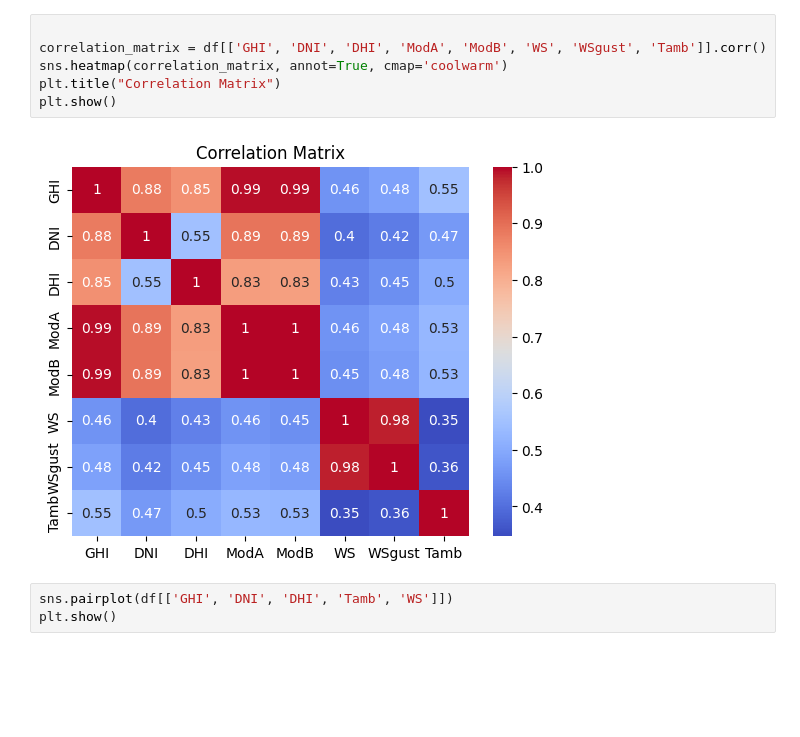
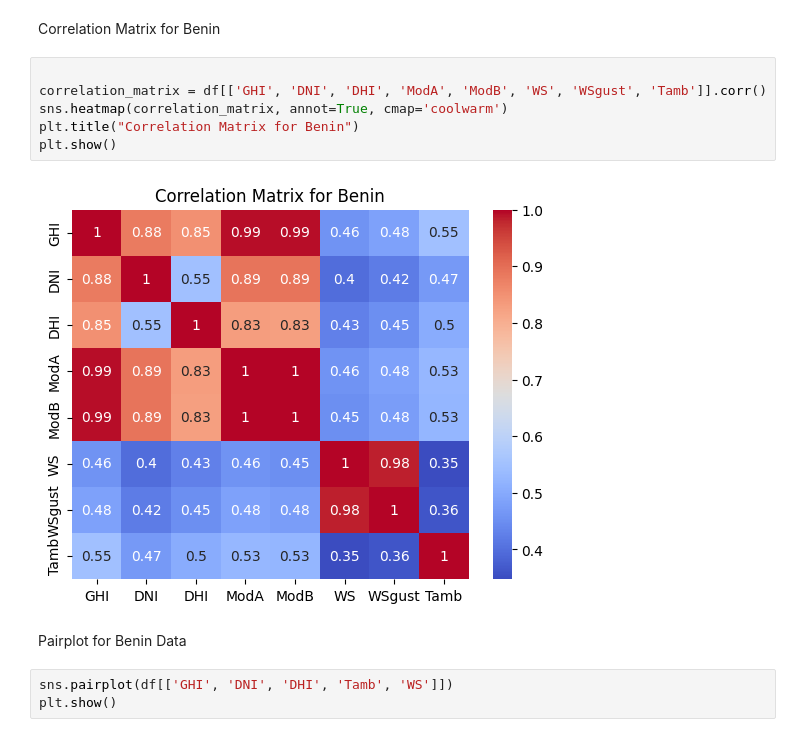
Before and after one commit to henoktesfaye700/10-Academy-week-0-, a Jupyter notebook: notebooks/EDA.ipynb, the cells around one changed output. Saved outputs shown, nothing was run; the diff lists cells and outputs as text; blank space fills up the shorter version.

```diff
--- a/notebooks/EDA.ipynb
+++ b/notebooks/EDA.ipynb
@@ -190,14 +129,18 @@ plt.ylabel("Values")
 plt.show()
 # %% [output]
 [figure]
+# %% [markdown]
+Correlation Matrix for Benin
 # %%
 
 correlation_matrix = df[['GHI', 'DNI', 'DHI', 'ModA', 'ModB', 'WS', 'WSgust', 'Tamb']].corr()
 sns.heatmap(correlation_matrix, annot=True, cmap='coolwarm')
-plt.title("Correlation Matrix")
+plt.title("Correlation Matrix for Benin")
 plt.show()
 # %% [output]
-[figure, old version]
+[figure, new version]
+# %% [markdown]
+Pairplot for Benin Data
 # %%
 sns.pairplot(df[['GHI', 'DNI', 'DHI', 'Tamb', 'WS']])
 plt.show()
```
Also changed, not shown: parts of 32 cells of this notebook.
